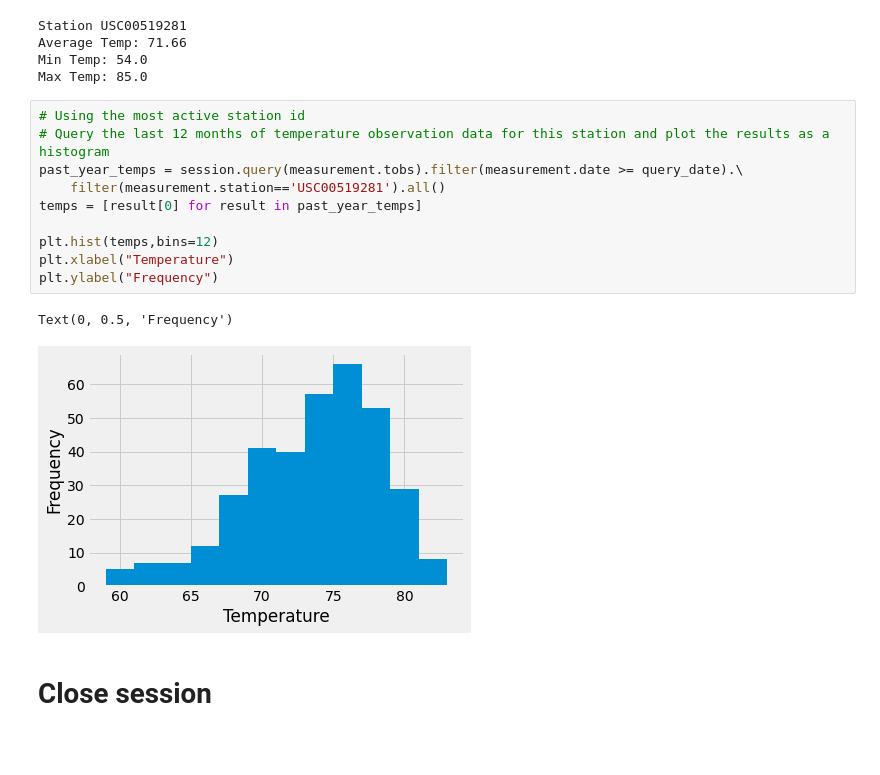
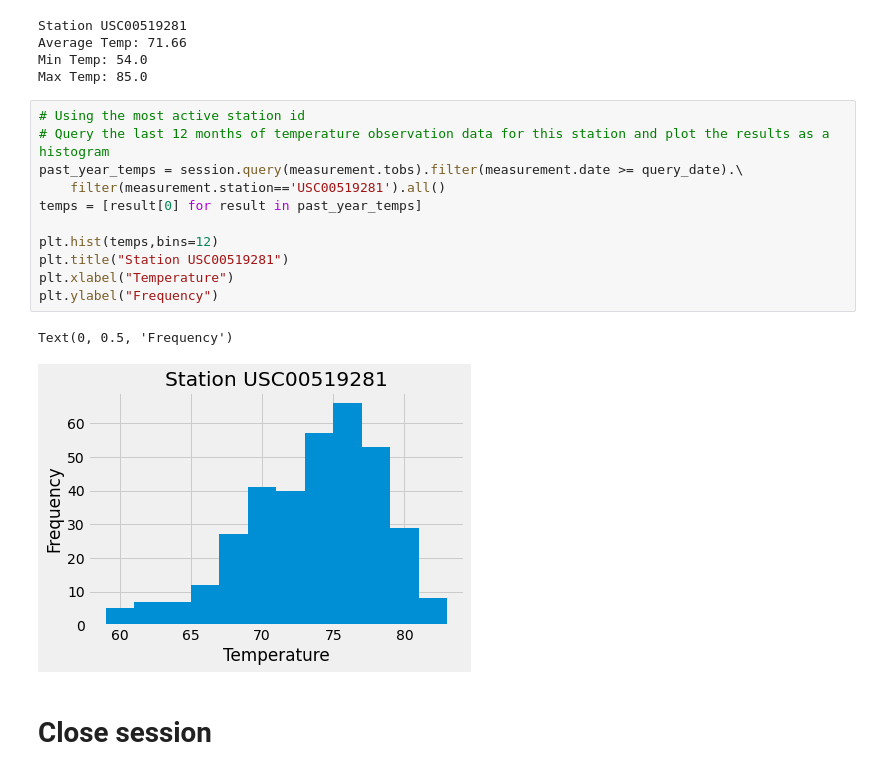
Before and after one commit to JSurgeon/sqalchemy-challenge, a Jupyter notebook: Code/climate_starter.ipynb, the cells around one changed output. Saved outputs shown, nothing was run; the diff lists cells and outputs as text; blank space fills up the shorter version.

```diff
--- a/Code/climate_starter.ipynb
+++ b/Code/climate_starter.ipynb
@@ -161,16 +158,17 @@ Max Temp: 85.0
 # %%
 # Using the most active station id
 # Query the last 12 months of temperature observation data for this station and plot the results as a histogram
 past_year_temps = session.query(measurement.tobs).filter(measurement.date >= query_date).\
     filter(measurement.station=='USC00519281').all()
 temps = [result[0] for result in past_year_temps]
 
 plt.hist(temps,bins=12)
+plt.title("Station USC00519281")
 plt.xlabel("Temperature")
 plt.ylabel("Frequency")
 # %% [output]
 Text(0, 0.5, 'Frequency')
-[figure, old version]
+[figure, new version]
 # %% [markdown]
 # Close session
 # %%
```
Also changed, not shown: parts of 2 cells of this notebook.
